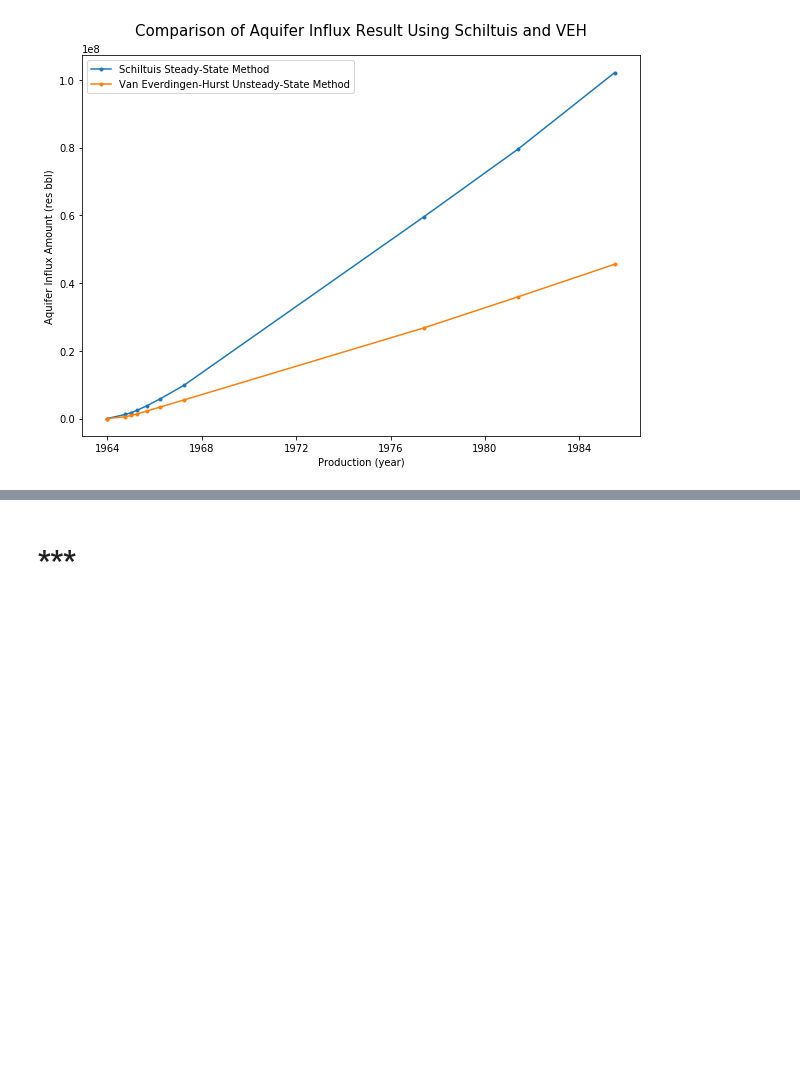
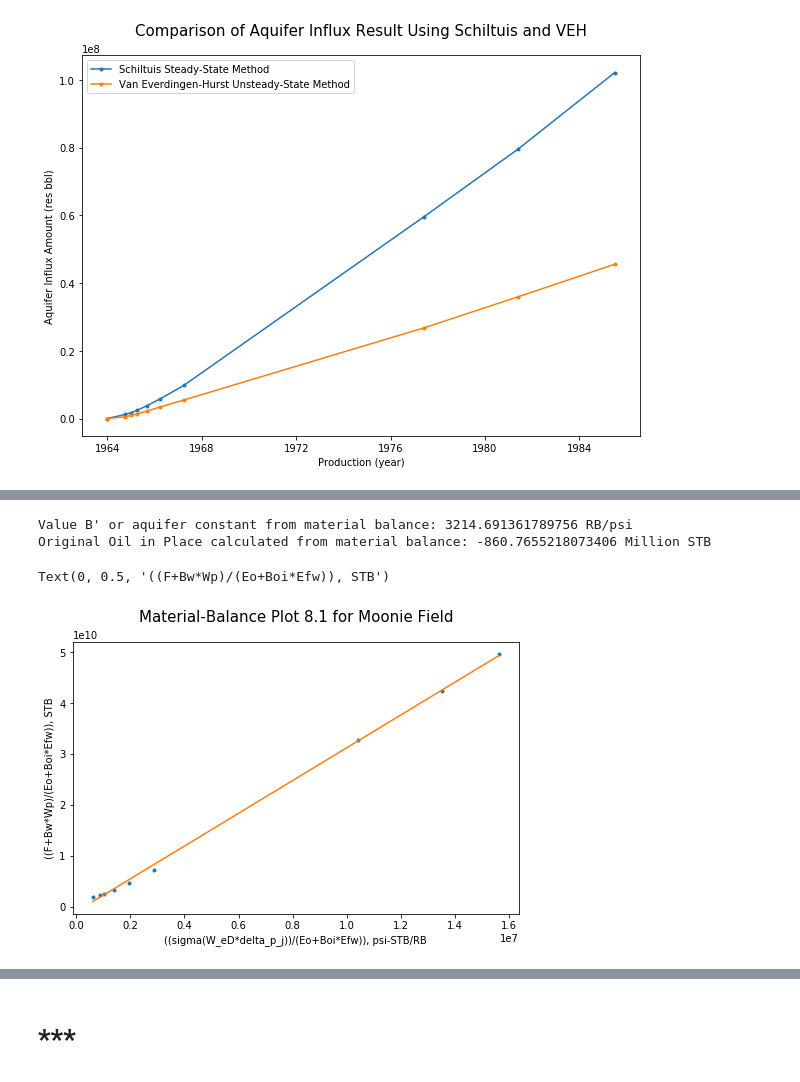
Before and after one commit to yohanesnuwara/reservoir-engineering, a Jupyter notebook: Unit 8 Aquifer Influx/notebook/8_examples.ipynb, the cells around one changed output, grey strips where cells are left out. Drawn from its saved outputs; the diff is of its cells as text; code cells hidden in the pictures; blank space fills up the shorter version.

```diff
--- a/Unit 8 Aquifer Influx/notebook/8_examples.ipynb
+++ b/Unit 8 Aquifer Influx/notebook/8_examples.ipynb
@@ -389,12 +389,12 @@ Table 8.6-Calculated Times Associated with Pressure Drops at: 1985-07-01 00:00:0
 
 W_eD_multipy_delta_p_j = array_delta_p_j[index] * W_eD_arr
 sigma_We = np.sum(W_eD_multipy_delta_p_j)
-We = B_star * sigma_We
-print("Aquifer influx amount at:", timestamp, "is:", We, "res bbl")
+We_veh = B_star * sigma_We
+print("Aquifer influx amount at:", timestamp, "is:", We_veh, "res bbl")
 # %% [output]
 Aquifer influx amount at: 1985-07-01 00:00:00 is: 45545561.66428348 res bbl
 # %%
-"iterate the process of calculating We for other times (October 1964 to June 1981)"
+"iterate the process of calculating We for all times (October 1964 to July 1985)"
 
 def calculate_parameter_VEH(index, t_DR_factor):
   t_DR_arr = []
@@ -429,12 +429,12 @@ for x in range(len(indextimes)): # range from j index 1 to 9
 
   W_eD_multipy_delta_p_j = array_delta_p_j[x] * W_eD_arr
   sigma_We = np.sum(W_eD_multipy_delta_p_j)
-  We = B_star * sigma_We
-  We_arr.append(float(We))
+  We_veh = B_star * sigma_We
+  We_arr.append(float(We_veh))
 
   timestamp = np.array(pressure_drop_calc.iloc[:, 0][x])
 
-  print("Aquifer influx amount at:", timestamp, "is:", We, "res bbl")
+  print("Aquifer influx amount at:", timestamp, "is:", We_veh, "res bbl")
 # %% [output]
 Aquifer influx amount at: 1964-01-01 00:00:00 is: 0.0 res bbl
 Aquifer influx amount at: 1964-10-01 00:00:00 is: 506254.4946583441 res bbl
@@ -484,0 +497,7 @@ Text(0, 0.5, 'Aquifer Influx Amount (res bbl)')
+# %%
+def matbalance_plot_undersaturated(sigma_We, Eo, Efw, Boi, F, Bw, Wp):
+  "calculate the axis x and y for Material-Balance Plot 8.1"
+  # sigma_We: result of previous VEH method
+  axisx = sigma_We / (Eo + (Boi * Efw))
+  axisy = (F + (Bw * Wp)) / (Eo + (Boi * Efw))
+  return(axisx, axisy)
@@ -484,0 +565,33 @@ Text(0, 0.5, 'Aquifer Influx Amount (res bbl)')
+# %%
+"Regression of Material-Balance Plot"
+
+# import regression function from Unit 7 function folder
+import sys, os
+sys.path.append('/content/reservoir-engineering/Unit 7 Introduction to Well-Test Analysis/functions')
+
+from regression import regression
+
+x = (np.array(axisx))[1:]
+y = (np.array(axisy))[1:]
+
+c, m = regression(x, y)
+B_star = m
+Nfoi = c
+print("Value B' or aquifer constant from material balance:", B_star, "RB/psi")
+print("Original Oil in Place calculated from material balance:", Nfoi / 1E+06, "Million STB")
+
+# plot regression line
+
+x_reg = np.linspace(0, max(x), 1)
+y_reg = m * x + c
+
+plt.figure(figsize=(8, 5))
+plt.plot(axisx, axisy, '.')
+plt.plot(x, y_reg)
+plt.title("Material-Balance Plot 8.1 for Moonie Field", pad=20, size=15)
+plt.xlabel("((sigma(W_eD*delta_p_j))/(Eo+Boi*Efw)), psi-STB/RB"); plt.ylabel("((F+Bw*Wp)/(Eo+Boi*Efw)), STB")
+# %% [output]
+Value B' or aquifer constant from material balance: 3214.691361789756 RB/psi
+Original Oil in Place calculated from material balance: -860.7655218073406 Million STB
+Text(0, 0.5, '((F+Bw*Wp)/(Eo+Boi*Efw)), STB')
+[figure, added]
```
Also changed, not shown: parts of 14 cells of this notebook.
